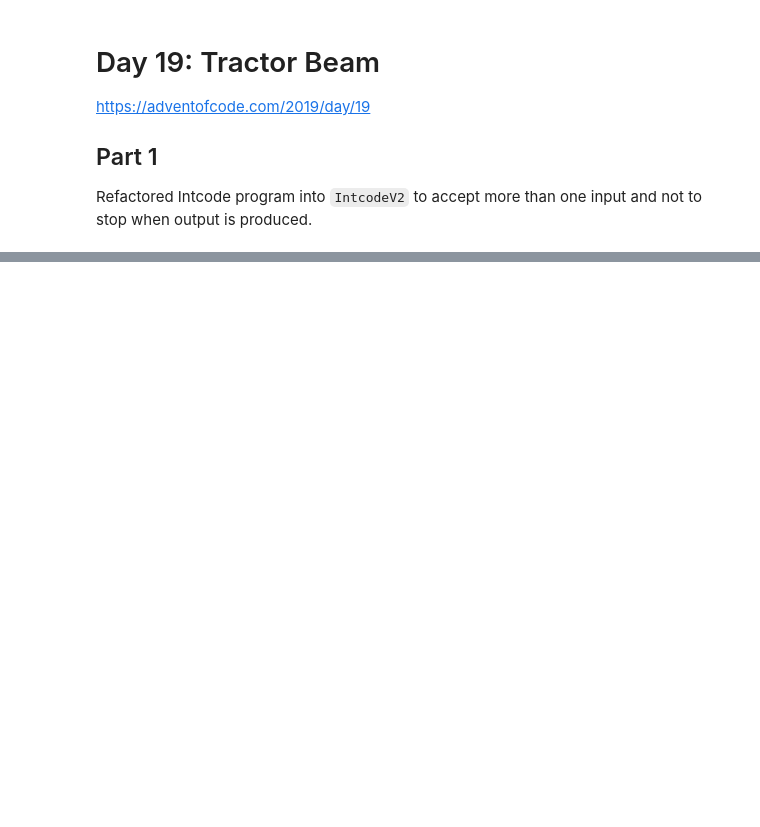
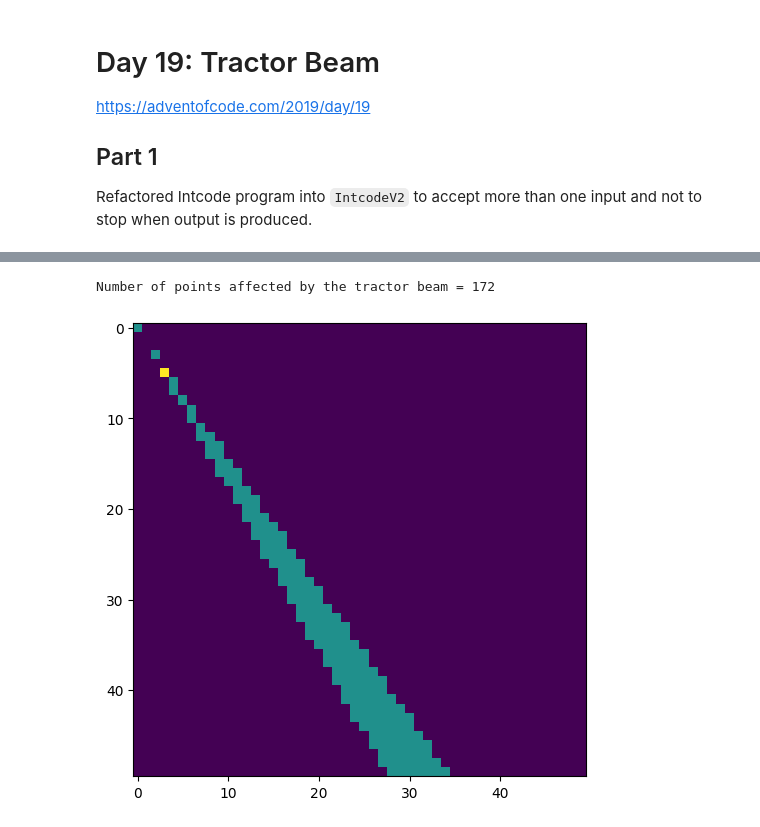
Before and after one commit to marcodelmastro/AdventOfCode2019, a Jupyter notebook: Day 19.ipynb, the cells around one changed output, grey strips where cells are left out. Cells and saved outputs as stored; diff of their text form; code cells hidden in the pictures; blank space fills up the shorter version.

```diff
--- a/Day 19.ipynb
+++ b/Day 19.ipynb
@@ -34,4 +34,10 @@ Scanning surrounding space...
 # %%
-fig = plt.figure(figsize=(5, 5), dpi=100)
+fig = plt.figure(figsize=(6, 6), dpi=100)
+
+beam[5,3] = 2 # I can probably start the scan from here
+
 plt.imshow(beam)
 print("Number of points affected by the tractor beam =",int(beam[beam==1].sum()))
+# %% [output]
+Number of points affected by the tractor beam = 172
+[figure, added]
```
Also changed, not shown: parts of 6 cells of this notebook.
